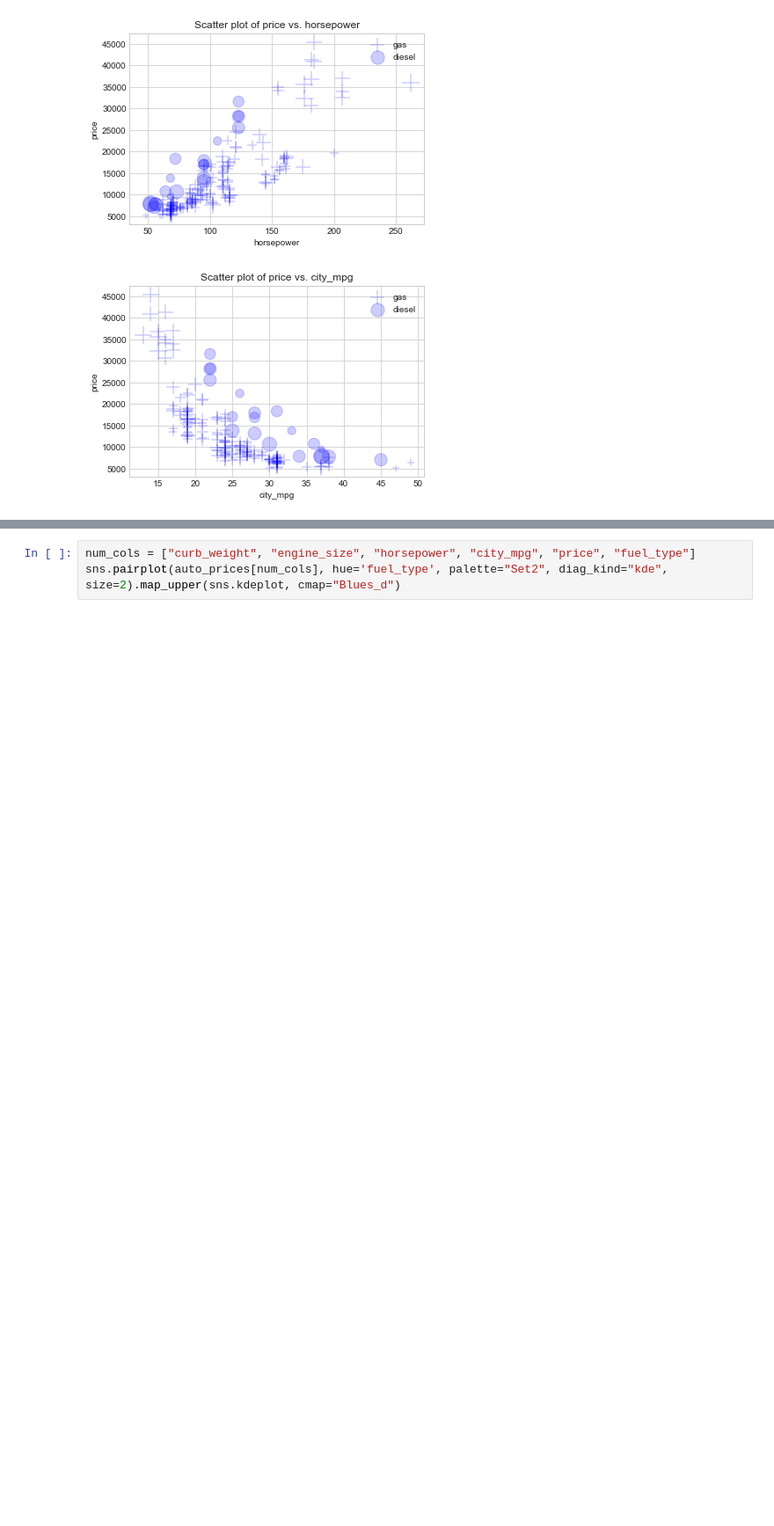
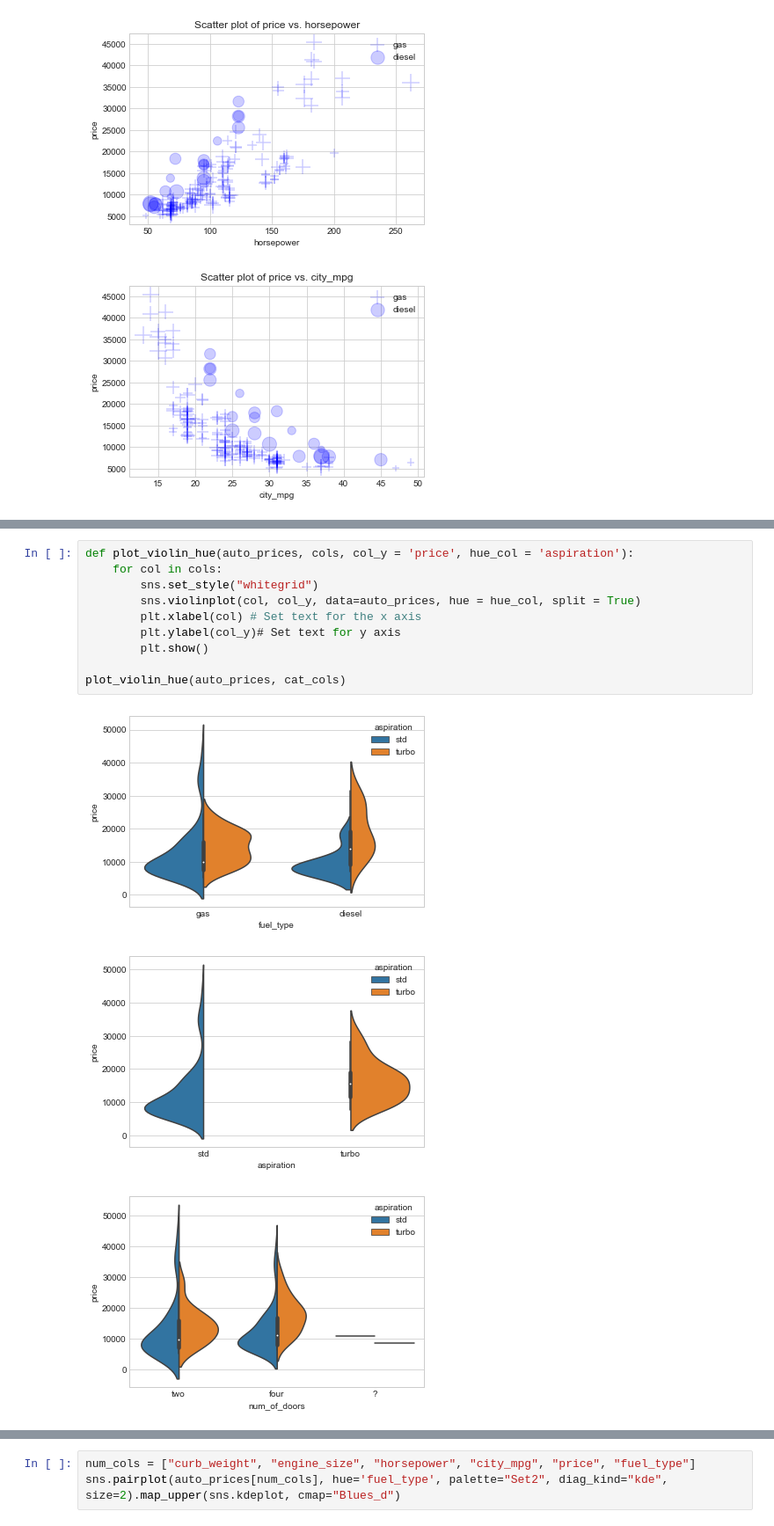
Before and after one commit to syslin/-MicrosoftLearning-Principles-of-Machine-Learning-Python, a Jupyter notebook: Module2/VisualizingDataForRegression.ipynb, the cells around one changed output, grey strips where cells are left out. Shown at 88% size. Saved outputs shown, nothing was run; the diff lists cells and outputs as text; blank space fills up the shorter version.

```diff
--- a/Module2/VisualizingDataForRegression.ipynb
+++ b/Module2/VisualizingDataForRegression.ipynb
@@ -559,0 +571,14 @@ Index(['symboling', 'normalized_losses', 'make', 'fuel_type', 'aspiration',
+# %%
+def plot_violin_hue(auto_prices, cols, col_y = 'price', hue_col = 'aspiration'):
+    for col in cols:
+        sns.set_style("whitegrid")
+        sns.violinplot(col, col_y, data=auto_prices, hue = hue_col, split = True)
+        plt.xlabel(col) # Set text for the x axis
+        plt.ylabel(col_y)# Set text for y axis
+        plt.show()
+
+plot_violin_hue(auto_prices, cat_cols)
+# %% [output]
+[figure, added]
+[figure, added]
+[figure, added]
```
Also changed, not shown: parts of 31 cells of this notebook.
